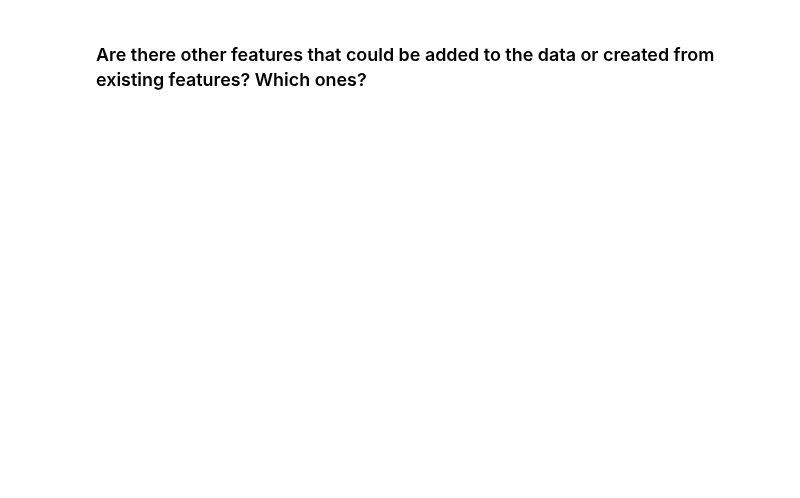
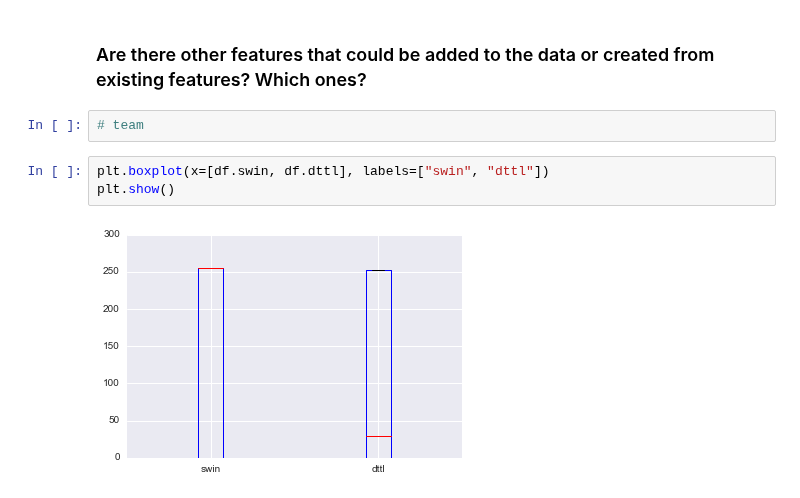
Before and after one commit to Dangerbotz/network_intrusion_detection_system, a Jupyter notebook: BalzerSrinivasThungVanceLab1.ipynb, the cells around one changed output. Drawn from its saved outputs; the diff is of its cells as text; blank space fills up the shorter version.

```diff
--- a/BalzerSrinivasThungVanceLab1.ipynb
+++ b/BalzerSrinivasThungVanceLab1.ipynb
@@ -152,2 +187,9 @@ attack_cat:
 # %% [markdown]
  ### Are there other features that could be added to the data or created from existing features? Which ones?
+# %%
+# team
+# %%
+plt.boxplot(x=[df.swin, df.dttl], labels=["swin", "dttl"])
+plt.show()
+# %% [output]
+[figure, added]
```
Also changed, not shown: parts of 9 cells of this notebook.
